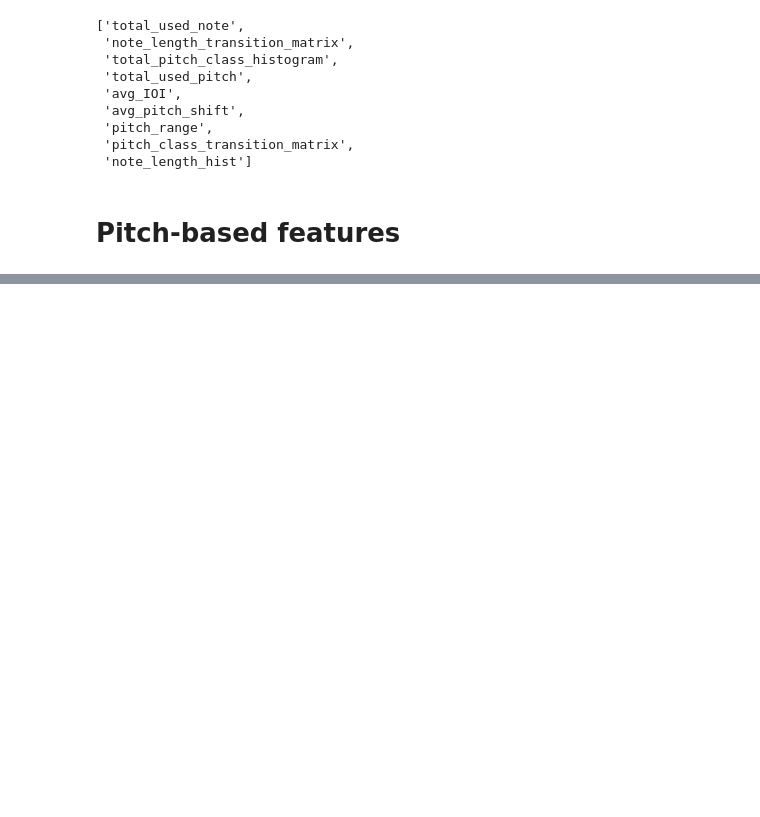
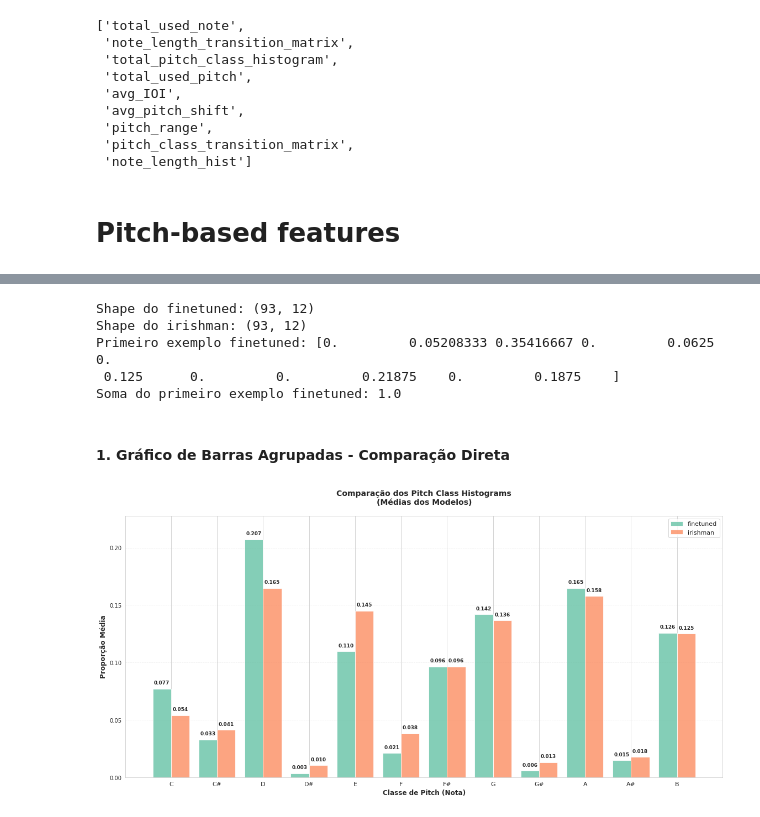
Before and after one commit to andreducfer/mgeval, a Jupyter notebook: results_finetuned_vs_irishman.ipynb, the cells around one changed output, grey strips where cells are left out. Drawn from its saved outputs; the diff is of its cells as text; code cells hidden in the pictures; blank space fills up the shorter version.

```diff
--- a/results_finetuned_vs_irishman.ipynb
+++ b/results_finetuned_vs_irishman.ipynb
@@ -425,0 +434,64 @@ array([0.        , 0.05208333, 0.35416667, 0.        , 0.0625    ,
+# %%
+# Preparar dados do pitch class histogram
+pitch_hist_1 = set1_loaded_results['total_pitch_class_histogram']
+pitch_hist_2 = set2_loaded_results['total_pitch_class_histogram']
+
+# Labels das notas musicais
+note_labels = ['C', 'C#', 'D', 'D#', 'E', 'F', 'F#', 'G', 'G#', 'A', 'A#', 'B']
+
+print("Shape do {}: {}".format(MODEL_1, pitch_hist_1.shape))
+print("Shape do {}: {}".format(MODEL_2, pitch_hist_2.shape))
+print("Primeiro exemplo {}: {}".format(MODEL_1, pitch_hist_1[0]))
+print("Soma do primeiro exemplo {}: {}".format(MODEL_1, np.sum(pitch_hist_1[0])))
+# %% [output]
+Shape do finetuned: (93, 12)
+Shape do irishman: (93, 12)
+Primeiro exemplo finetuned: [0.         0.05208333 0.35416667 0.         0.0625     0.
+ 0.125      0.         0.         0.21875    0.         0.1875    ]
+Soma do primeiro exemplo finetuned: 1.0
+# %% [markdown]
+#### 1. Gráfico de Barras Agrupadas - Comparação Direta
+# %%
+# Criar gráfico de barras agrupadas
+fig, ax = plt.subplots(figsize=(16, 8))
+
+x = np.arange(len(note_labels))
+width = 0.4
+
+# Calcular médias para cada modelo
+mean_hist_1 = np.mean(pitch_hist_1, axis=0)
+mean_hist_2 = np.mean(pitch_hist_2, axis=0)
+
+# Barras
+bars1 = ax.bar(x - width/2, mean_hist_1, width,
+               label=MODEL_1, color='#66c2a5', alpha=0.8)
+bars2 = ax.bar(x + width/2, mean_hist_2, width,
+               label=MODEL_2, color='#fc8d62', alpha=0.8)
+
+# Customização
+ax.set_xlabel('Classe de Pitch (Nota)', fontsize=12, weight='bold')
+ax.set_ylabel('Proporção Média', fontsize=12, weight='bold')
+ax.set_title('Comparação dos Pitch Class Histograms\n(Médias dos Modelos)',
+             fontsize=14, weight='bold', pad=20)
+ax.set_xticks(x)
+ax.set_xticklabels(note_labels, fontsize=11)
+ax.legend(fontsize=11)
+ax.grid(axis='y', alpha=0.3, linestyle='--')
+
+# Adicionar valores nas barras
+for i, (bar1, bar2, val1, val2) in enumerate(zip(bars1, bars2, mean_hist_1, mean_hist_2)):
+    if val1 > 0.001:  # Mostrar valores acima de 0.1%
+        ax.text(bar1.get_x() + bar1.get_width()/2, bar1.get_height() + 0.003,
+                '{:.3f}'.format(val1), ha='center', va='bottom', fontsize=9, weight='bold')
+    if val2 > 0.001:  # Mostrar valores acima de 0.1%
+        ax.text(bar2.get_x() + bar2.get_width()/2, bar2.get_height() + 0.003,
+                '{:.3f}'.format(val2), ha='center', va='bottom', fontsize=9, weight='bold')
+
+# Ajustar limite superior do eixo Y para acomodar os valores nas barras
+max_height = max(np.max(mean_hist_1), np.max(mean_hist_2))
+ax.set_ylim(0, max_height * 1.10)  # 10% de margem superior
+
+plt.tight_layout()
+plt.show()
+# %% [output]
+[figure, added]
```
Also changed, not shown: parts of 19 cells of this notebook.
